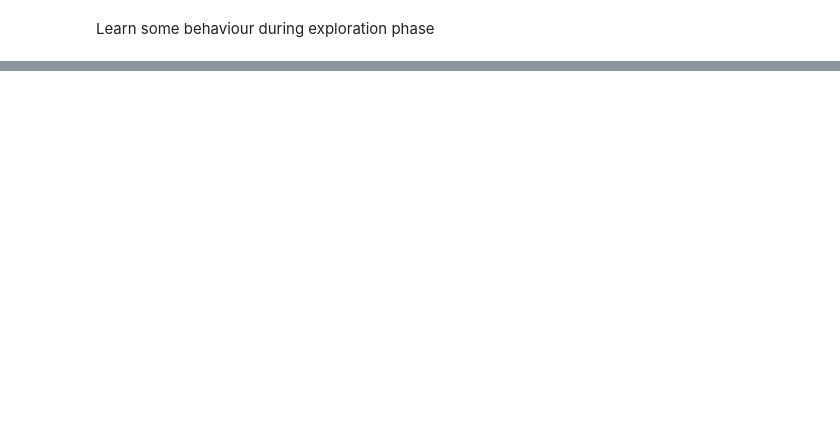
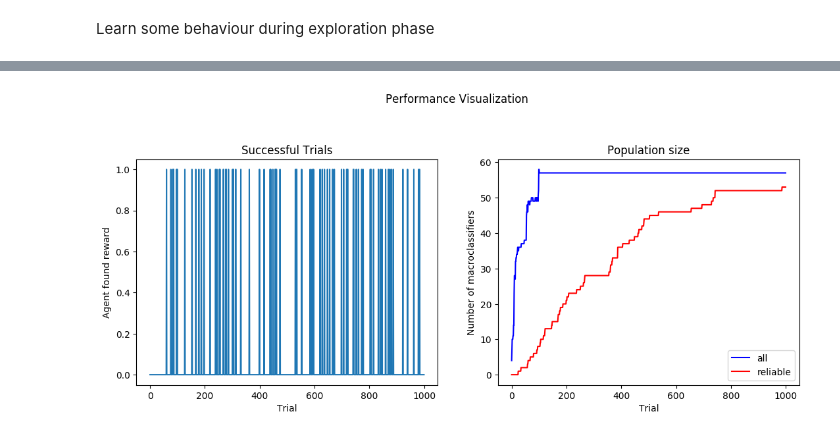
Before and after one commit to ParrotPrediction/pyalcs, a Jupyter notebook: notebooks/ACS2 in Frozen Lake (OpenAI).ipynb, the cells around one changed output, grey strips where cells are left out. Cells and saved outputs as stored; diff of their text form; code cells hidden in the pictures; blank space fills up the shorter version.

```diff
--- a/notebooks/ACS2 in Frozen Lake (OpenAI).ipynb
+++ b/notebooks/ACS2 in Frozen Lake (OpenAI).ipynb
@@ -171,0 +260,2 @@ Percentage of successul trials: 4.00%
+# %%
+explore_results, exploit_results = perform_experiment(cfg, fl_ns_env)
@@ -171,0 +281,4 @@ Percentage of successul trials: 4.00%
+# %%
+plot_performance(explore_results[1])
+# %% [output]
+[figure, added]
```
Also changed, not shown: parts of 33 cells of this notebook.
